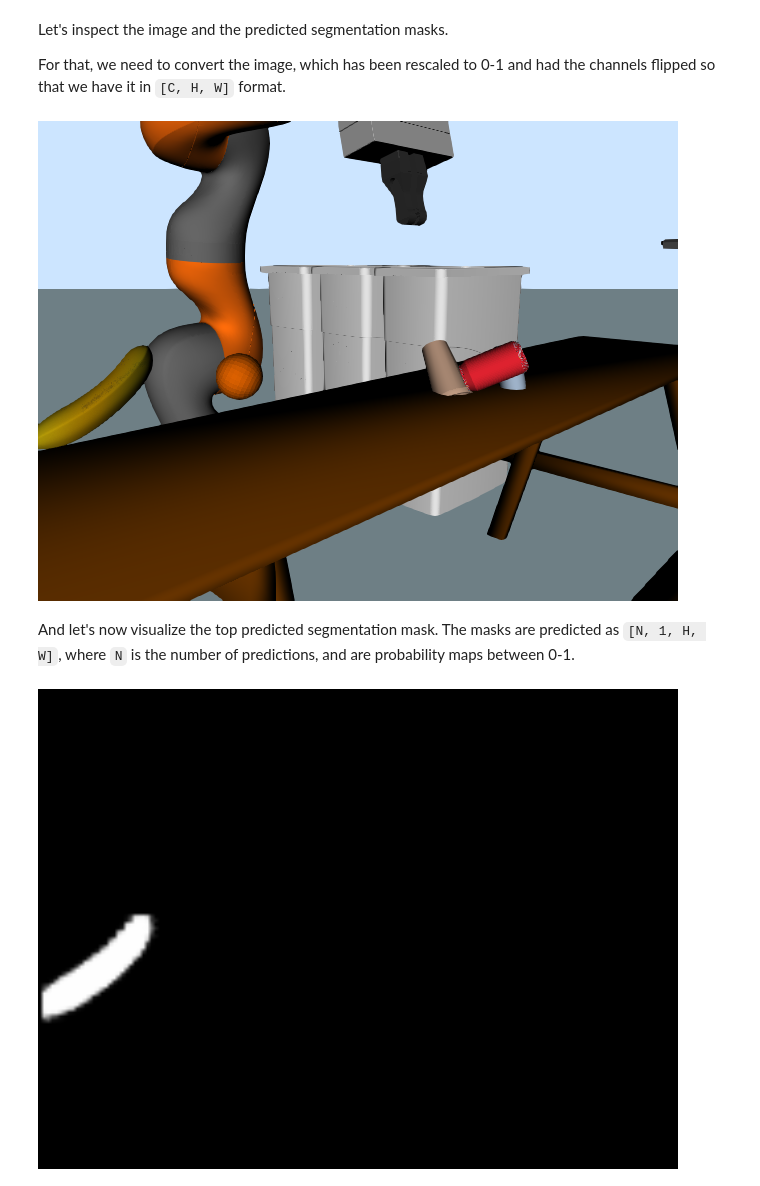
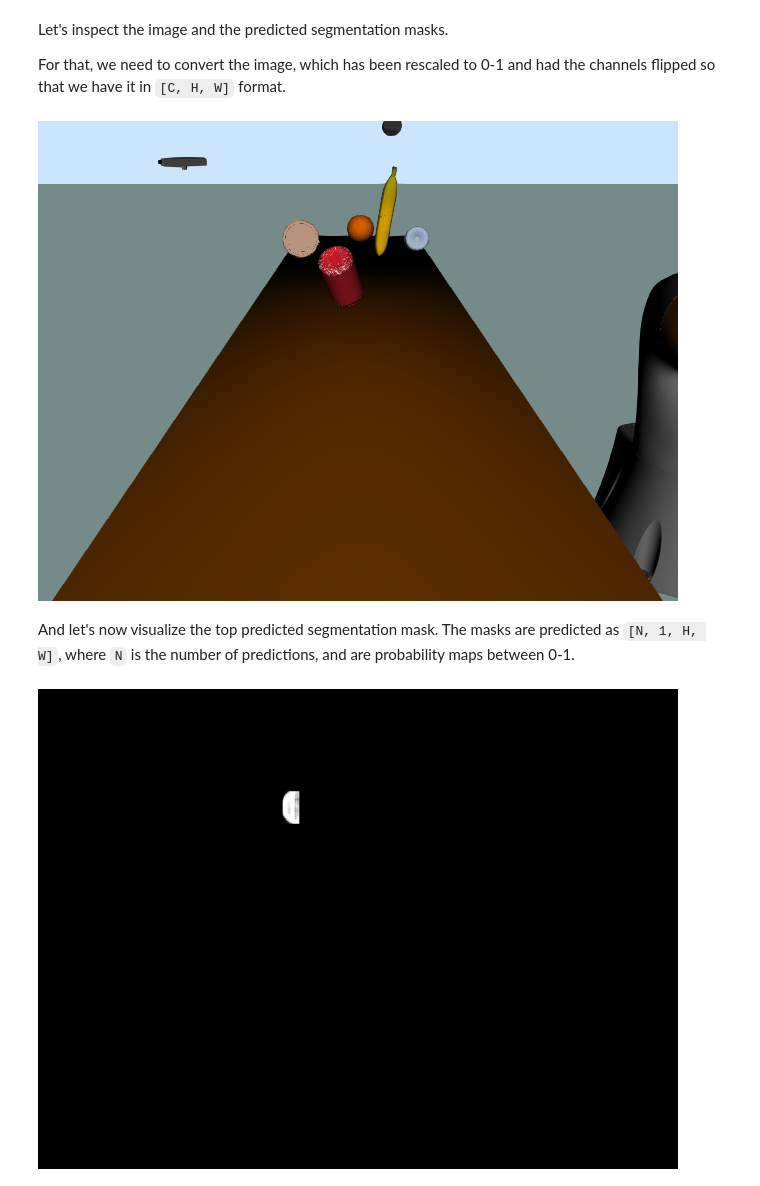
Before and after one commit to jaredbmit/RoboticRecycling, a Jupyter notebook: clutter_maskrcnn_train.ipynb, the cells around one changed output. Saved outputs shown, nothing was run; the diff lists cells and outputs as text; code cells hidden in the pictures.

```diff
--- a/clutter_maskrcnn_train.ipynb
+++ b/clutter_maskrcnn_train.ipynb
@@ -30,8 +30,9 @@ from IPython.display import display
 
 import torch
 import torch.utils.data
+from torchvision import transforms
 
-classes = ["cola", "bottle", "Banana", "Orange", "coffee"]
+classes = ["cola_can", "bottle", "Banana", "Orange", "coffee"]
 
 def colorize_labels(image):
     """Colorizes labels."""
@@ -229,7 +226,7 @@ data_loader_test = torch.utils.data.DataLoader(
 # %% [markdown]
 Now let's instantiate the model and the optimizer
 # %%
-device = torch.device('cuda') if torch.cuda.is_available() else torch.device('cpu')
+device = torch.device('cpu')
 
 num_classes = len(classes)+1
 
@@ -269,8 +248,8 @@ NotebookApp.rate_limit_window=3.0 (secs)
 # %% [markdown]
 And now let's train the model for 10 epochs, evaluating at the end of every epoch.
 # %%
-# let's train it for 10 epochs
-num_epochs = 10
+# let's train it for 3 epochs
+num_epochs = 3
 
 for epoch in range(num_epochs):
     # train for one epoch, printing every 10 iterations
@@ -308,7 +285,7 @@ ModuleNotFoundError: No module named 'google.colab'
 Now that training has finished, let's have a look at what it actually predicts in a test image
 # %%
 # pick one image from the test set
-img, _ = dataset_test[12]
+img, _ = dataset_test[49]
 # put the model in evaluation mode
 model.eval()
 with torch.no_grad():
@@ -343,10 +320,10 @@ For that, we need to convert the image, which has been rescaled to 0-1 and had t
 # %%
 Image.fromarray(img.mul(255).permute(1, 2, 0).byte().numpy())
 # %% [output]
-[figure, old version]
+[figure, new version]
 # %% [markdown]
 And let's now visualize the top predicted segmentation mask. The masks are predicted as `[N, 1, H, W]`, where `N` is the number of predictions, and are probability maps between 0-1.
 # %%
-Image.fromarray(prediction[0]['masks'][0, 0].mul(255).byte().cpu().numpy())
+Image.fromarray(prediction[0]['masks'][6, 0].mul(255).byte().cpu().numpy())
 # %% [output]
-[figure, old version]
+[figure, new version]
```
Also changed, not shown: parts of 7 cells of this notebook, 6 other files.
